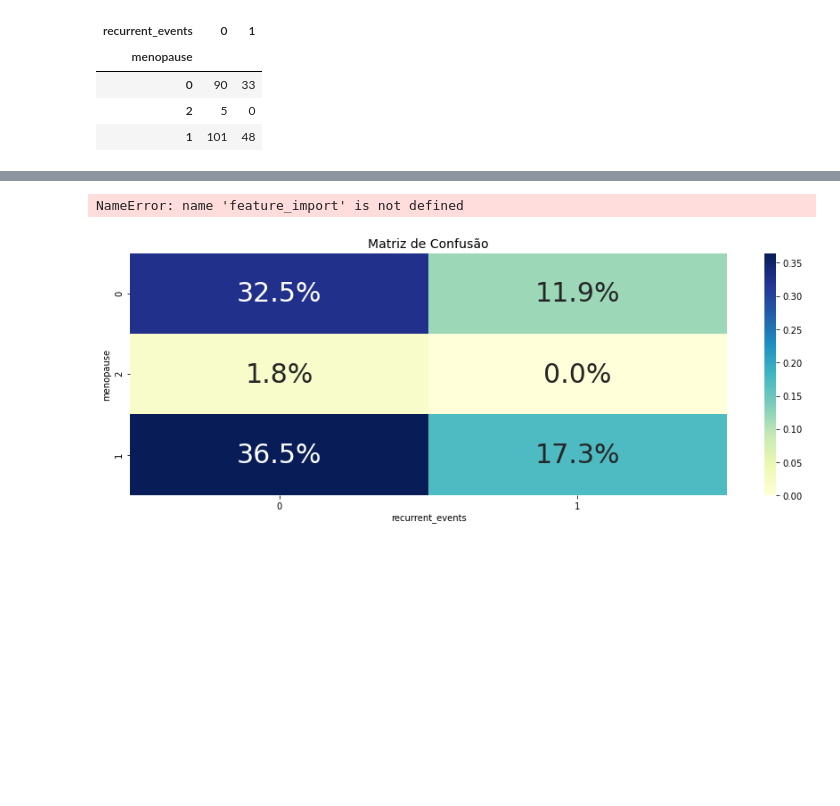
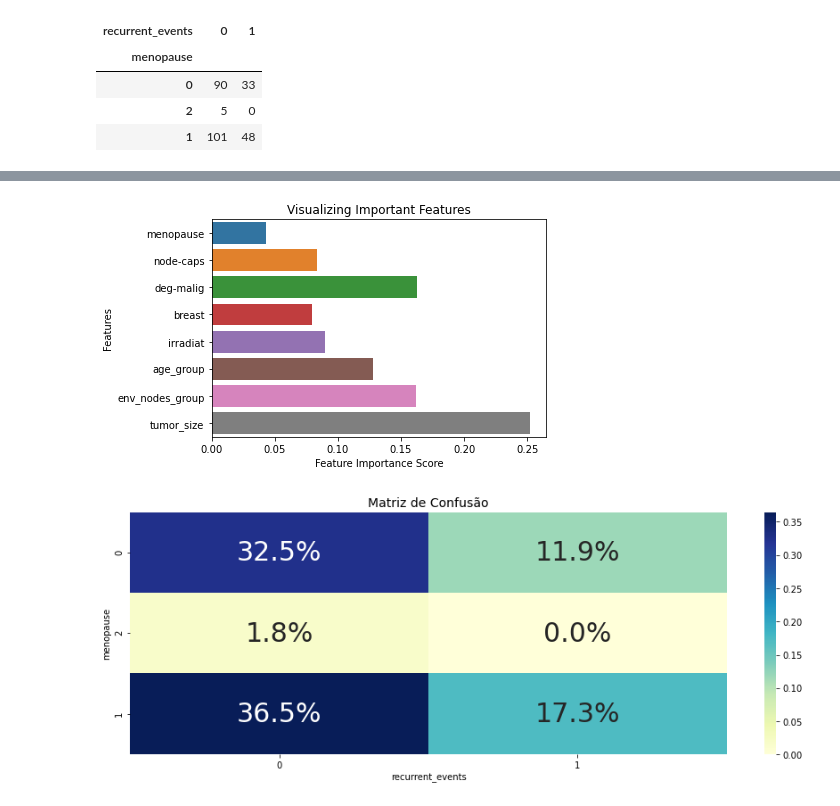
Before and after one commit to ParamedicLoaf/Projeto_2, a Jupyter notebook: Projeto 2.ipynb, the cells around one changed output, grey strips where cells are left out. Drawn from its saved outputs; the diff is of its cells as text; code cells hidden in the pictures; blank space fills up the shorter version.

Commit message:
Consertando erro de visualização graphviz

```diff
--- a/Projeto 2.ipynb
+++ b/Projeto 2.ipynb
@@ -195,17 +188,16 @@ feature_import =(clf.feature_importances_)
 # %%
 import matplotlib.pyplot as plt
 import seaborn as sn
 %matplotlib inline
 # Creating a bar plot
 sn.barplot(x=feature_import, y=features)
 # Add labels to your graph
 plt.xlabel('Feature Importance Score')
 plt.ylabel('Features')
 plt.title("Visualizing Important Features")
-plt.legend()
 plt.show()
 # %% [output]
-NameError: name 'feature_import' is not defined
+[figure, added]
 # %%
 # Matriz de confusão que relaciona a target com as duas primeiras features
 for i, feature in enumerate(features):
```
Also changed, not shown: parts of 5 cells of this notebook.
